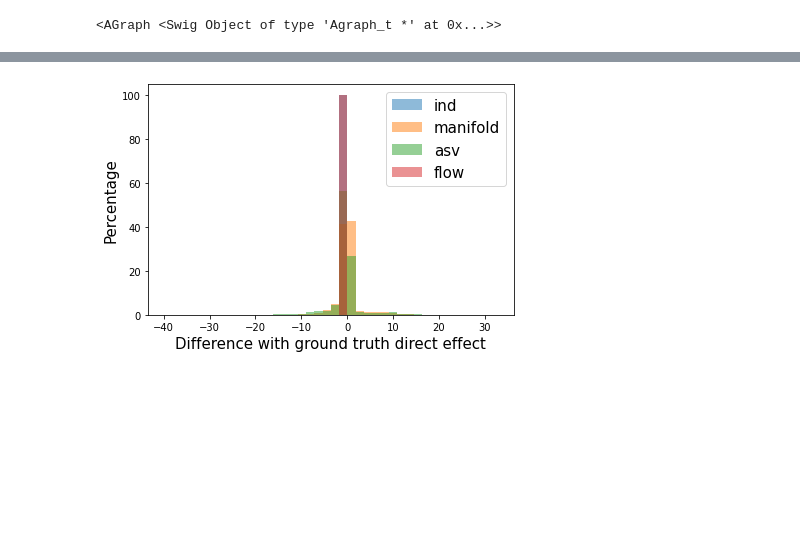
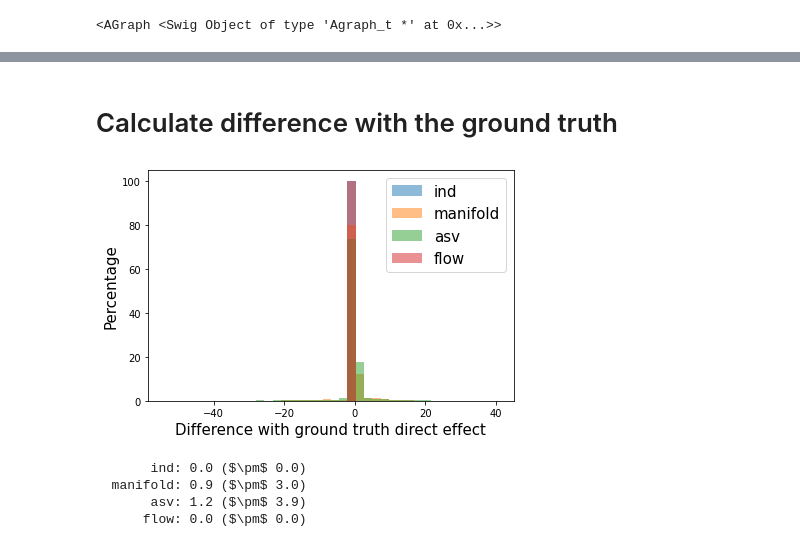
Before and after one commit to nathanwang000/Shapley-Flow, a Jupyter notebook: notebooks/linear_nutrition.ipynb, the cells around one changed output, grey strips where cells are left out. Saved outputs shown, nothing was run; the diff lists cells and outputs as text; code cells hidden in the pictures; blank space fills up the shorter version.

```diff
--- a/notebooks/linear_nutrition.ipynb
+++ b/notebooks/linear_nutrition.ipynb
@@ -103,6 +105,3 @@ cf_flow_nutrition = GraphExplainer(G, X, nruns=1).shap_values(X[:n_explain], ski
 # %%
-explainer = OnManifoldExplainer(f, X, nruns=100, sigma_sq=0.1)
-cf_on_manifold_nutrition = explainer.shap_values(X[:n_explain])
+explainer = IndExplainer(f, bg, nruns=1)
+cf_ind_nutrition = explainer.shap_values(fg)
-# %%
-explainer = IndExplainer(f, X, nruns=10)
-cf_ind_nutrition = explainer.shap_values(X[:n_explain])
@@ -248,0 +124,4 @@ theta_flow = get_direct_effect_flow(cf_flow_nutrition)
+# %%
+# ASV
+cf_flow_nutrition.fold_noise = False
+g = cf_flow_nutrition.draw_asv(sample_ind, max_display=10, show_fg_val=False)
@@ -249,30 +130,37 @@ theta_flow = get_direct_effect_flow(cf_flow_nutrition)
+# %% [markdown]
+# Calculate difference with the ground truth
+# %%
+gt = get_direct_effect_ground_truth(cf_flow_nutrition.graph)
+theta_ind = get_effect_ind(cf_ind_nutrition)
+theta_manifold = get_effect_manifold(cf_on_manifold_nutrition)
+theta_asv = get_effect_asv(cf_flow_nutrition)
+theta_flow = get_direct_effect_flow(cf_flow_nutrition)
+
+gt_indirect = get_indirect_effect_ground_truth(cf_flow_nutrition.graph)
+theta_flow_indirect = get_indirect_effect_flow(cf_flow_nutrition)
 # %%
-target_node = [node for node in cf_flow_nutrition.graph if node.is_target_node][0]
-feature_nodes = target_node.args
-feature_noise_nodes = []
-for n in feature_nodes:
-    corresponding_noise = [node for node in cf_flow_nutrition.graph if node.name == n.name + ' noise']
-    if len(corresponding_noise) == 0:
-        feature_noise_nodes.append(n)
-    else:
-        feature_noise_nodes.append(corresponding_noise[0])
-
 errors = {
-    'ind': get_error(gt, theta_ind, feature_nodes), # does not compare noise node
-    'manifold': get_error(gt, theta_manifold, feature_nodes), # does not compare noise node
-    'asv': get_error(gt, theta_asv, feature_noise_nodes), # replace some feature nodes with noise node
-    'flow': get_error(gt, theta_flow, feature_nodes) # direct effect focus on feature nodes
+    'ind': get_error(gt, theta_ind),
+    'manifold': get_error(gt, theta_manifold),
+    'asv': get_error(gt, theta_asv),
+    'flow': get_error(gt, theta_flow)
 }
 
 bins=np.histogram(np.hstack(list(errors.values())), bins=40)[1] # get the bin edges
 for k, v in errors.items():
     plt.hist(v, bins, label=k, alpha=0.5, weights=np.zeros_like(v) + 100. / v.size)
 
 plt.legend(fontsize=15)
 plt.xlabel('Difference with ground truth direct effect', fontsize=15)
 plt.ylabel('Percentage', fontsize=15)
 plt.tight_layout()
-plt.savefig('figures/nutrition_direct_error.png')
 plt.show()
+
+for k, v in errors.items():
+    print(f"{k:>10s}: {np.abs(v).mean().round(1)} ($\pm$ {np.abs(v).std().round(1)})")
 # %% [output]
-[figure, old version]
+[figure, new version]
+       ind: 0.0 ($\pm$ 0.0)
+  manifold: 0.9 ($\pm$ 3.0)
+       asv: 1.2 ($\pm$ 3.9)
+      flow: 0.0 ($\pm$ 0.0)
```
Also changed, not shown: parts of 28 cells of this notebook, 37 other files.
